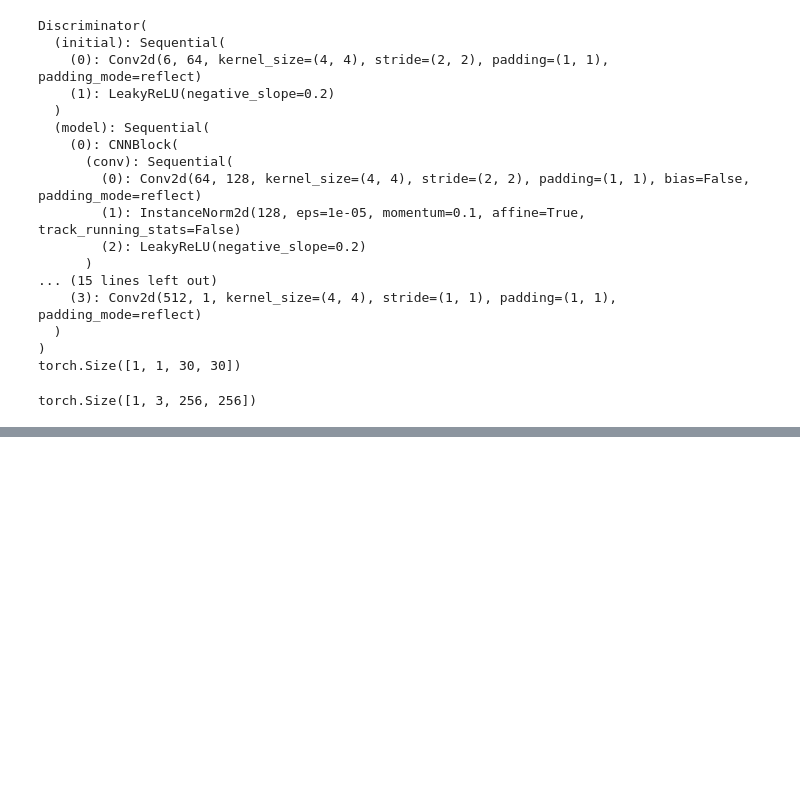
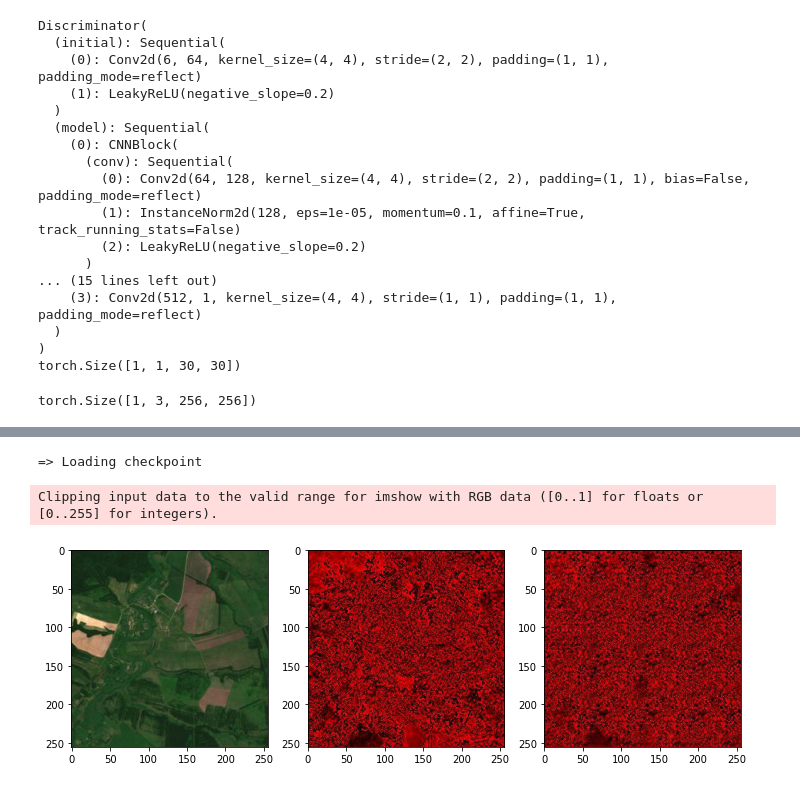
Before and after one commit to Naumenko-KM/MapTransfer, a Jupyter notebook: pix2pix/pix2pix.ipynb, the cells around one changed output, grey strips where cells are left out. Drawn from its saved outputs; the diff is of its cells as text; code cells hidden in the pictures; blank space fills up the shorter version.

Commit message:
Add test fn

```diff
--- a/pix2pix/pix2pix.ipynb
+++ b/pix2pix/pix2pix.ipynb
@@ -52,19 +52,20 @@ TRAIN_DIR = dataset_path + '/train'
 VAL_DIR = dataset_path + '/valid'
 TEST_DIR = dataset_path + '/test'
 EVAL_DIR = 'evaluation'
-D_LEARNING_RATE = 1e-3
-G_LEARNING_RATE = 1e-3
-D_SCHEDULER_GAMMA = 0.5
-G_SCHEDULER_GAMMA = 0.5
+D_LEARNING_RATE = 1e-4
+G_LEARNING_RATE = 1e-4
+D_SCHEDULER_GAMMA = 1
+G_SCHEDULER_GAMMA = 1
 D_SCHEDULER_STEP = 100
 G_SCHEDULER_STEP = 80
 BATCH_SIZE = 64
 NUM_WORKERS = 0
 IMAGE_SIZE = 256
 CHANNELS_IMG = 3
-L1_LAMBDA = 150
-NUM_EPOCHS = 200
-LOAD_MODEL = False
+L1_LAMBDA = 200
+NUM_EPOCHS = 1
+LOAD_MODEL = True
+
 SAVE_MODEL = True
 CHECKPOINT_DISC = "disc.pth"
 CHECKPOINT_GEN = "gen.pth"
@@ -595,0 +594,27 @@ Clipping input data to the valid range for imshow with RGB data ([0..1] for floa
+# %%
+test_dataset = MapDataset(root_dir=TEST_DIR)
+test_loader = DataLoader(test_dataset, batch_size=1, shuffle=False)
+gen = Generator(in_channels=3, features=64).to(DEVICE)
+opt_gen = optim.Adam(gen.parameters(), lr=D_LEARNING_RATE, betas=(0.5, 0.999))
+load_checkpoint(
+            CHECKPOINT_GEN, gen, opt_gen, D_LEARNING_RATE,
+        )
+iterator = iter(test_loader)
+x, y = next(iterator)
+x, y = x.to(DEVICE), y.to(DEVICE)
+gen.eval()
+with torch.no_grad():
+    y_fake = gen(x)
+f, ax = plt.subplots(1,3, figsize=(12,8))
+x = x.squeeze().cpu().permute(1,2,0)
+y = y.squeeze().cpu().permute(1,2,0)
+y_fake = y_fake.squeeze().cpu().permute(1,2,0)
+
+ax[0].imshow(x)
+ax[1].imshow(y)
+ax[2].imshow(y_fake)
+plt.show()
+# %% [output]
+=> Loading checkpoint
+Clipping input data to the valid range for imshow with RGB data ([0..1] for floats or [0..255] for integers).
+[figure, added]
```
Also changed, not shown: parts of 1 cell of this notebook, 2 other files.
